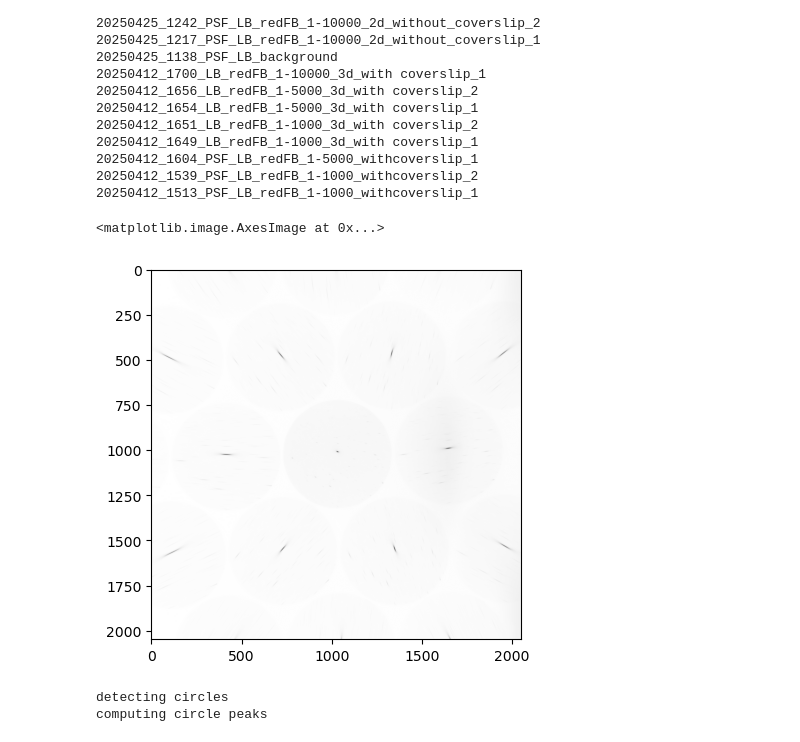
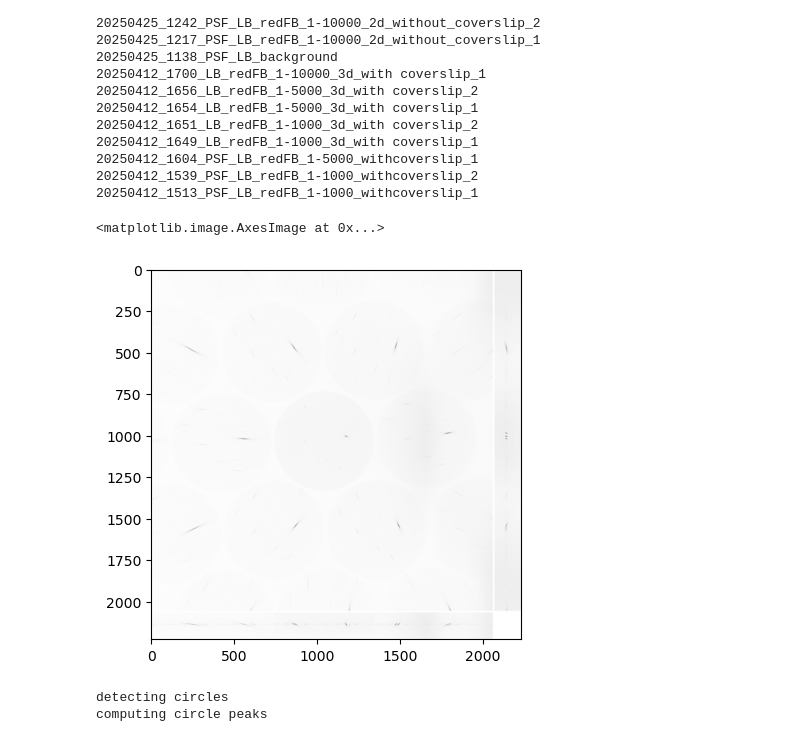
Before and after one commit to LukBorn/LFM, a Jupyter notebook: imaging/generate_psf.ipynb, the cells around one changed output. Saved outputs shown, nothing was run; the diff lists cells and outputs as text; code cells hidden in the pictures.

```diff
--- a/imaging/generate_psf.ipynb
+++ b/imaging/generate_psf.ipynb
@@ -41,14 +43,15 @@ print('\n'.join(recs))
 20250412_1539_PSF_LB_redFB_1-1000_withcoverslip_2
 20250412_1513_PSF_LB_redFB_1-1000_withcoverslip_1
 # %%
-dataset_name = "20250425_1320_PSF_LB_redFB_1-10000_2d_without_coverslip_3"
+dataset_name = "20250425_1457_PSF_LB_redFB_1-10000_2d_without_coverslip_x100_1"
 fn = os.path.join(pn_rec, dataset_name, 'psf.h5')
 with h5py.File(fn, 'r') as f:
     psf = np.array(f['psf'])
-plt.imshow(psf.max(axis=0), cmap= "binary")
+plt.imshow(create_projection_image(psf,np.max,pad=10), cmap= "binary")
+psf_orig = psf
 # %% [output]
 <matplotlib.image.AxesImage at 0x...>
-[figure, old version]
+[figure, new version]
 # %%
 # detect the subimages
 '''
```
Also changed, not shown: parts of 9 cells of this notebook, 5 other files.
